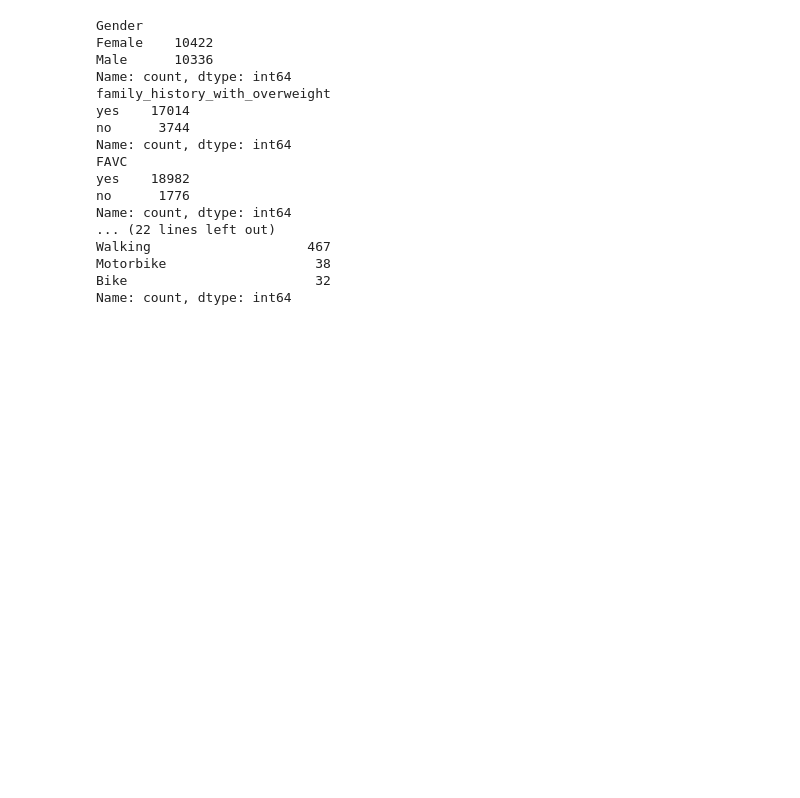
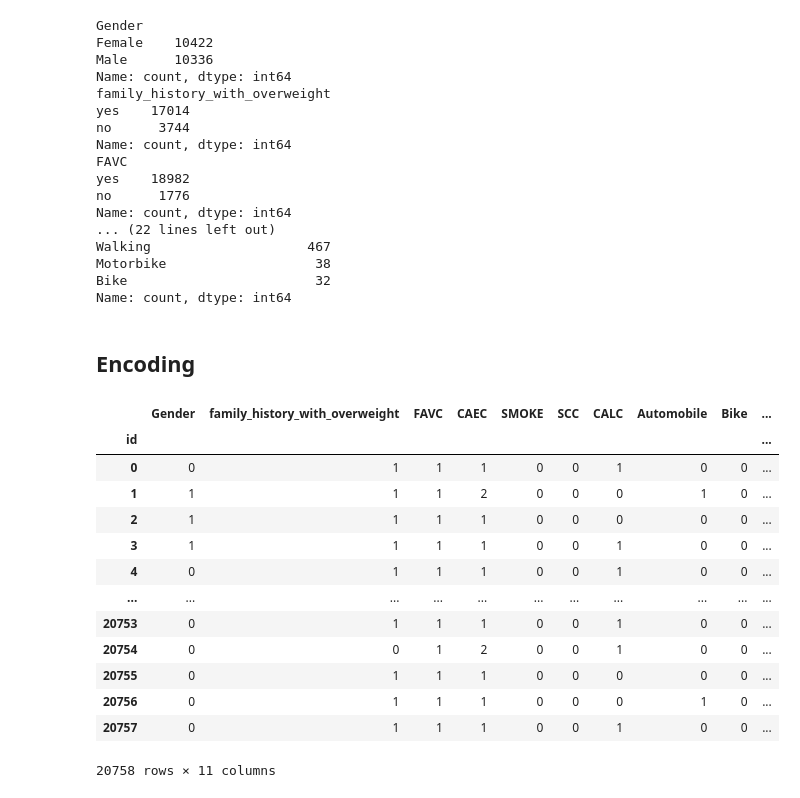
Before and after one commit to j2nhyeok/Multi-Class-Prediction-of-Obesity-Risk, a Jupyter notebook: obesity-classifier.ipynb, the cells around one changed output. Saved outputs shown, nothing was run; the diff lists cells and outputs as text; code cells hidden in the pictures; blank space fills up the shorter version.

```diff
--- a/obesity-classifier.ipynb
+++ b/obesity-classifier.ipynb
@@ -116,3 +116,40 @@ Walking                    467
 Motorbike                   38
 Bike                        32
 Name: count, dtype: int64
+# %% [markdown]
+## Encoding
+# %%
+df_encoded = df_categorical.copy(deep=True)
+
+# Label encoding
+df_encoded['Gender'] = df_categorical['Gender'].map({'Male':0, 'Female':1})
+df_encoded['family_history_with_overweight'] = df_encoded['family_history_with_overweight'].map({'no':0, 'yes':1})
+df_encoded['FAVC'] = df_categorical['FAVC'].map({'no':0, 'yes':1})
+df_encoded['CAEC'] = df_categorical['CAEC'].map({'no':0, 'Sometimes':1, 'Frequently':2, 'Always':3})
+df_encoded['SMOKE'] = df_categorical['SMOKE'].map({'no':0, 'yes':1})
+df_encoded['SCC'] = df_categorical['SCC'].map({'no':0, 'yes':1})
+df_encoded['CALC'] = df_categorical['CALC'].map({'no':0, 'Sometimes': 1, 'Frequently':2, 'Always':3})
+# One-Hot encoding
+df_onehot = pd.get_dummies(df_categorical['MTRANS']).astype(int)
+df_encoded.drop('MTRANS', axis=1, inplace=True)
+
+# concatenate
+# one feature of df_encoded is redundant; we can remove it
+df_encoded = pd.concat([df_encoded, df_onehot.iloc[:, 0:-1]], axis = 1)
+
+df_encoded
+# %% [output]
+|  | Gender | family_history_with_overweight | FAVC | CAEC | SMOKE | SCC | CALC | Automobile | Bike | ... |
+| id |  |  |  |  |  |  |  |  |  | ... |
+| 0 | 0 | 1 | 1 | 1 | 0 | 0 | 1 | 0 | 0 | ... |
+| 1 | 1 | 1 | 1 | 2 | 0 | 0 | 0 | 1 | 0 | ... |
+| 2 | 1 | 1 | 1 | 1 | 0 | 0 | 0 | 0 | 0 | ... |
+| 3 | 1 | 1 | 1 | 1 | 0 | 0 | 1 | 0 | 0 | ... |
+| 4 | 0 | 1 | 1 | 1 | 0 | 0 | 1 | 0 | 0 | ... |
+| ... | ... | ... | ... | ... | ... | ... | ... | ... | ... | ... |
+| 20753 | 0 | 1 | 1 | 1 | 0 | 0 | 1 | 0 | 0 | ... |
+| 20754 | 0 | 0 | 1 | 2 | 0 | 0 | 1 | 0 | 0 | ... |
+| 20755 | 0 | 1 | 1 | 1 | 0 | 0 | 0 | 0 | 0 | ... |
+| 20756 | 0 | 1 | 1 | 1 | 0 | 0 | 0 | 1 | 0 | ... |
+| 20757 | 0 | 1 | 1 | 1 | 0 | 0 | 1 | 0 | 0 | ... |
+20758 rows × 11 columns
```
Also changed, not shown: parts of 41 cells of this notebook.
